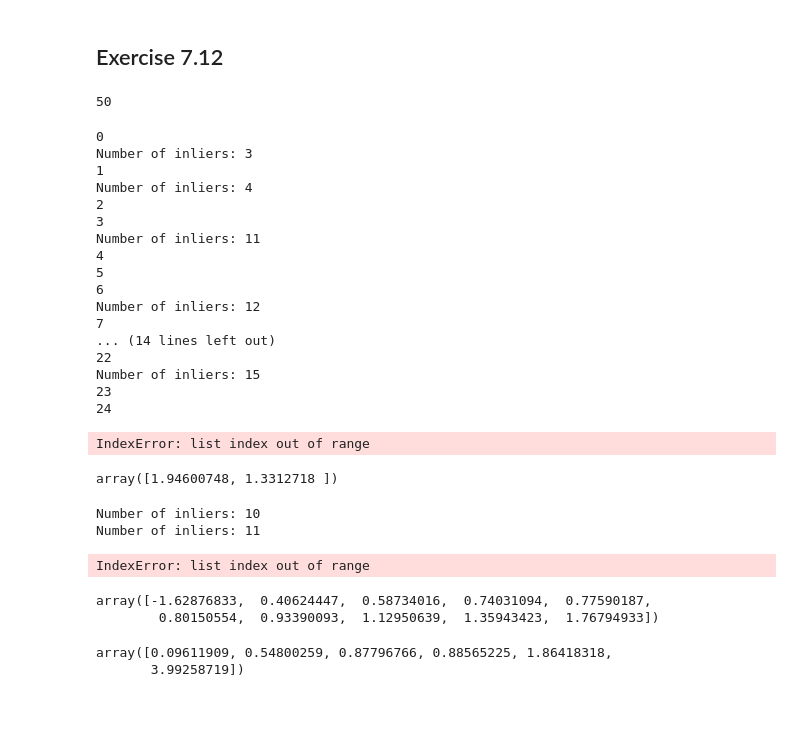
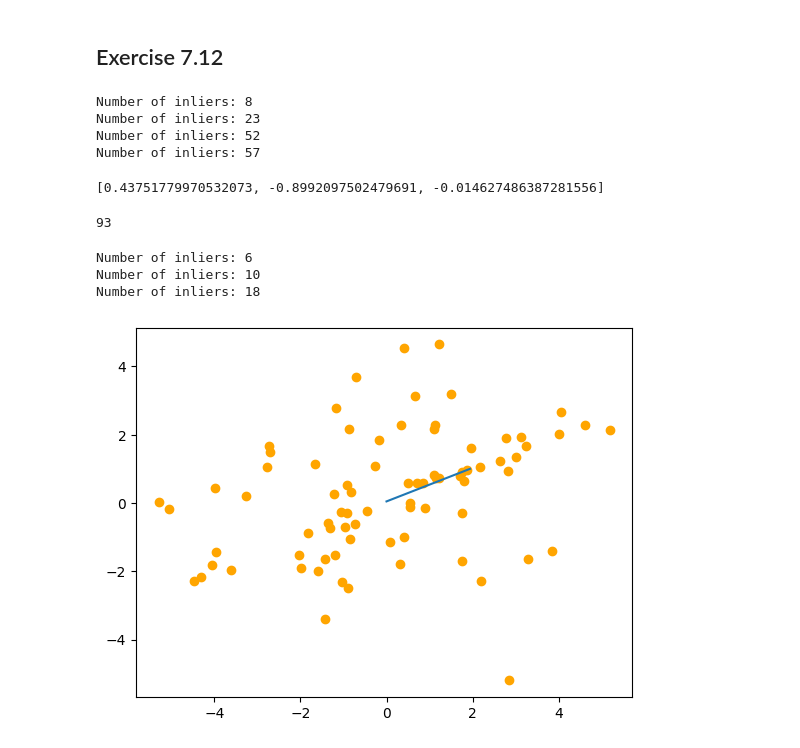
Before and after one commit to ibohaji/cv-course, a Jupyter notebook: Exercises/week7.ipynb, the cells around one changed output. Drawn from its saved outputs; the diff is of its cells as text; code cells hidden in the pictures; blank space fills up the shorter version.

```diff
--- a/Exercises/week7.ipynb
+++ b/Exercises/week7.ipynb
@@ -250,7 +250,7 @@ def pca_line(x): # assumes x is a (2 x n) array of points
 
 
 
-def RANSAC(points, threshold, N):
+def RANSAC(points, threshold):
     best_line = None
     best_cons = 0
     best_inliers = []
@@ -259,18 +259,17 @@ def RANSAC(points, threshold, N):
     N = 0
     M = points.shape[1]
     p = 0.99
+    i = 0
 
     while True:
 
-        if N>=M:
+        if i>=M/2 -1:
             samples = sample_two_points(points)
-
-
+            i = 0
 
 
         # Estimate model
-        S = samples[N]
-        print(N)
+        S = samples[i]
         p1 = np.array(S[0])
         p2 = np.array(S[1])
         l = (fit_a_line(p1.T, p2.T))
@@ -285,10 +284,12 @@ def RANSAC(points, threshold, N):
             best_inliers = inliers
 
         epsilon_hat = 1 - (cons/M)
-        N_hat = np.log(1-p)/(np.log((1-(1-epsilon_hat)**2)))
+        N_hat = np.log(1-p) / (np.log((1-(1-epsilon_hat)**2)))
         if N_hat < N :
             break
+
         N+=1
+        i+=1
 
 
     # Fit a new line to all inliers of the best line
@@ -296,59 +297,30 @@ def RANSAC(points, threshold, N):
     best_line = pca_line(np.array(inlier_points).T)
 
     return best_line
-# %%
-test_p.shape[1]
-# %% [output]
-50
 # %%
-
-test_p = test_points(15,35)
-l= RANSAC(test_p,0.15,25)
+test_p = test_points(97,90)
+l= RANSAC(test_p,0.15)
 l
 # %% [output]
-0
-Number of inliers: 3
-1
-Number of inliers: 4
-2
-3
-Number of inliers: 11
-4
-5
-6
-Number of inliers: 12
-7
-... (14 lines left out)
-22
-Number of inliers: 15
-23
-24
+Number of inliers: 8
+Number of inliers: 23
+Number of inliers: 52
+Number of inliers: 57
-IndexError: list index out of range
+[0.43751779970532073, -0.8992097502479691, -0.014627486387281556]
-# %%
-test_p.T[24]
-# %% [output]
-array([1.94600748, 1.3312718 ])
+# %%
+test_p = test_points(25,90)
+# %% [output]
+93
 # %%
+test_p = test_points(25,54)
 
-test_p = test_points(15,35)
-l= RANSAC(test_p,0.15,25)
+l= RANSAC(test_p,0.15)
 l
-"""
 
-plt.scatter(test_p[0],test_p[1])
-plt.plot(Pi(np.array(l)))
-DrawLine(np.array(l),test_p.shape)"""
+plt.scatter(test_p[0],test_p[1],color="orange")
+DrawLine(np.array(l),test_p.shape)
 # %% [output]
+Number of inliers: 6
 Number of inliers: 10
-Number of inliers: 11
+Number of inliers: 18
-IndexError: list index out of range
+[figure, added]
-# %%
-l
-# %% [output]
-array([-1.62876833,  0.40624447,  0.58734016,  0.74031094,  0.77590187,
-        0.80150554,  0.93390093,  1.12950639,  1.35943423,  1.76794933])
-# %%
-g
-# %% [output]
-array([0.09611909, 0.54800259, 0.87796766, 0.88565225, 1.86418318,
-       3.99258719])
```
Also changed, not shown: parts of 7 cells of this notebook, 7 other files.
